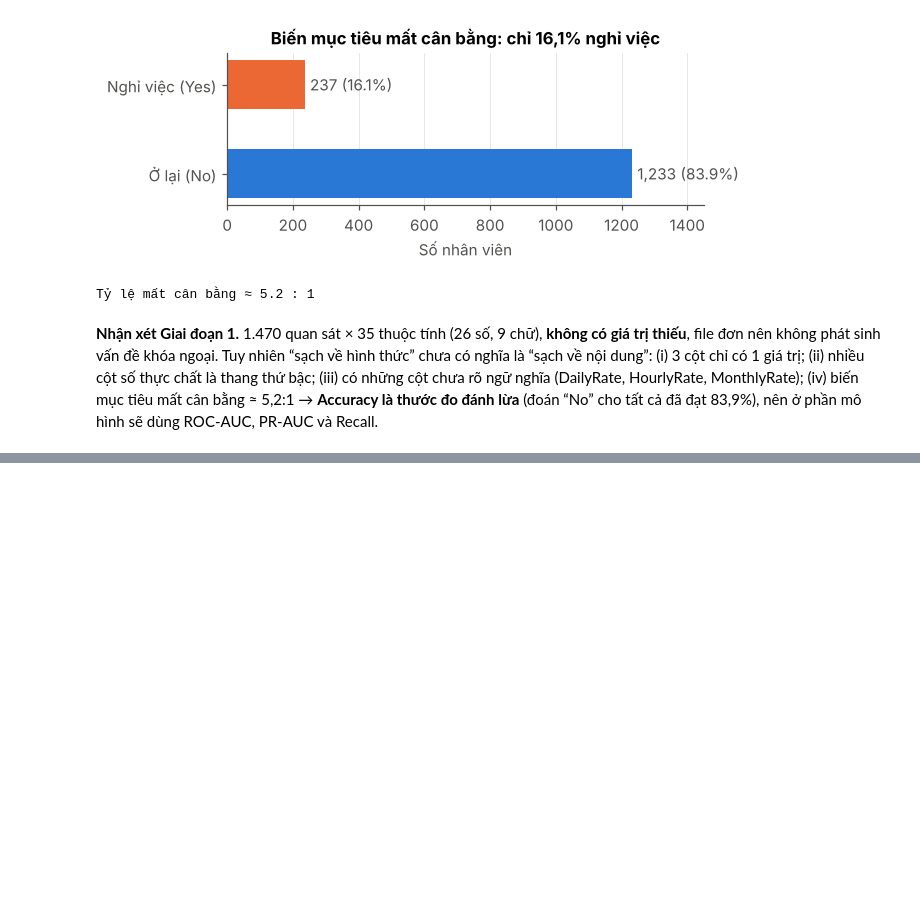
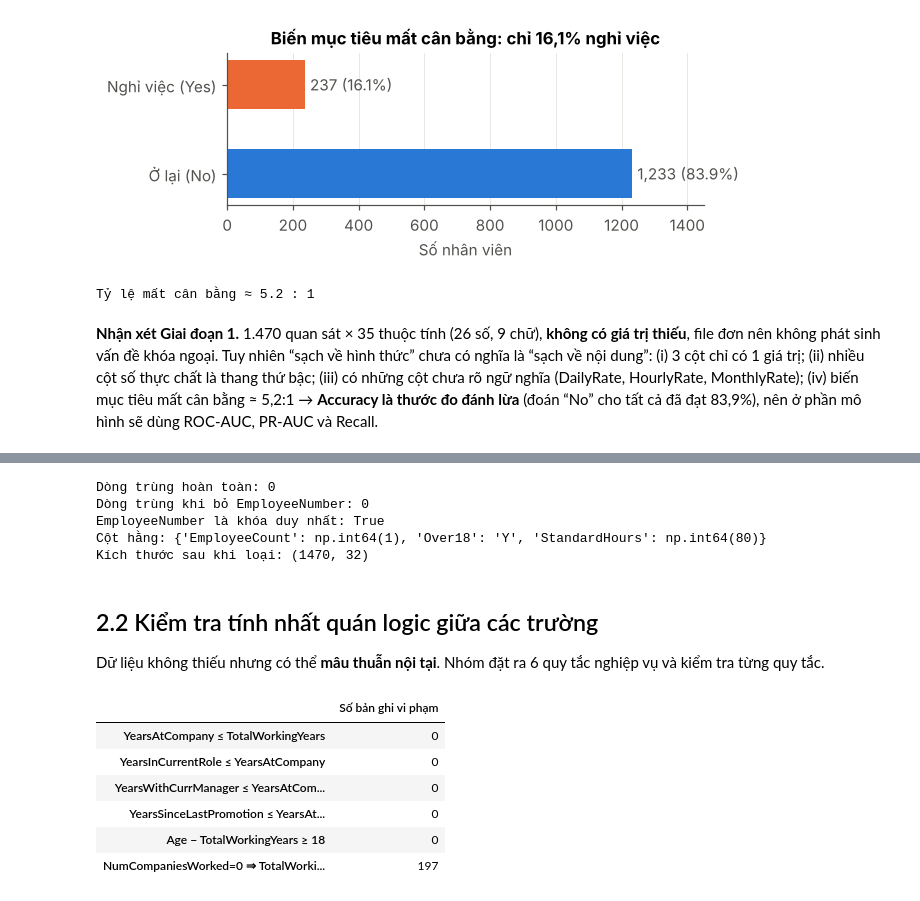
Before and after one commit to trangthu171106/ibm-hr-attrition-analysis, a Jupyter notebook: IBM_HR_Attrition_Analysis.ipynb, the cells around one changed output, grey strips where cells are left out. Saved outputs shown, nothing was run; the diff lists cells and outputs as text; code cells hidden in the pictures; blank space fills up the shorter version.

```diff
--- a/IBM_HR_Attrition_Analysis.ipynb
+++ b/IBM_HR_Attrition_Analysis.ipynb
@@ -195,0 +199,43 @@ Tỷ lệ mất cân bằng ≈ 5.2 : 1
+# %%
+# 2.1 Kiểm tra trùng lặp: trùng toàn bộ dòng, trùng nội dung khi bỏ mã nhân viên, và tính duy nhất của khóa
+df = raw.copy()
+print("Dòng trùng hoàn toàn:", df.duplicated().sum())
+print("Dòng trùng khi bỏ EmployeeNumber:", df.drop(columns="EmployeeNumber").duplicated().sum())
+print("EmployeeNumber là khóa duy nhất:", df["EmployeeNumber"].is_unique)
+
+# Cột hằng (1 giá trị duy nhất) không có khả năng phân biệt → loại bỏ
+constant_cols = [c for c in df.columns if df[c].nunique() == 1]
+print("Cột hằng:", {c: df[c].unique()[0] for c in constant_cols})
+df = df.drop(columns=constant_cols + ["EmployeeNumber"])   # EmployeeNumber chỉ là ID
+df["AttritionFlag"] = (df["Attrition"] == "Yes").astype(int)
+print("Kích thước sau khi loại:", df.shape)
+# %% [output]
+Dòng trùng hoàn toàn: 0
+Dòng trùng khi bỏ EmployeeNumber: 0
+EmployeeNumber là khóa duy nhất: True
+Cột hằng: {'EmployeeCount': np.int64(1), 'Over18': 'Y', 'StandardHours': np.int64(80)}
+Kích thước sau khi loại: (1470, 32)
+# %% [markdown]
+## 2.2 Kiểm tra tính nhất quán logic giữa các trường
+Dữ liệu không thiếu nhưng có thể **mâu thuẫn nội tại**. Nhóm đặt ra 6 quy tắc nghiệp vụ và kiểm tra từng quy tắc.
+# %%
+# 2.2 Kiểm tra các ràng buộc nghiệp vụ (một bản ghi hợp lệ phải thỏa tất cả)
+rules = {
+    "YearsAtCompany ≤ TotalWorkingYears": df.YearsAtCompany <= df.TotalWorkingYears,
+    "YearsInCurrentRole ≤ YearsAtCompany": df.YearsInCurrentRole <= df.YearsAtCompany,
+    "YearsWithCurrManager ≤ YearsAtCompany": df.YearsWithCurrManager <= df.YearsAtCompany,
+    "YearsSinceLastPromotion ≤ YearsAtCompany": df.YearsSinceLastPromotion <= df.YearsAtCompany,
+    "Age − TotalWorkingYears ≥ 18": (df.Age - df.TotalWorkingYears) >= 18,
+    "NumCompaniesWorked=0 ⇒ TotalWorkingYears = YearsAtCompany":
+        ~((df.NumCompaniesWorked == 0) & (df.TotalWorkingYears != df.YearsAtCompany)),
+}
+rule_tbl = pd.DataFrame({"Số bản ghi vi phạm": {k: int((~v).sum()) for k, v in rules.items()}})
+rule_tbl
+# %% [output]
+|  | Số bản ghi vi phạm |
+| YearsAtCompany ≤ TotalWorkingYears | 0 |
+| YearsInCurrentRole ≤ YearsAtCompany | 0 |
+| YearsWithCurrManager ≤ YearsAtCom... | 0 |
+| YearsSinceLastPromotion ≤ YearsAt... | 0 |
+| Age − TotalWorkingYears ≥ 18 | 0 |
+| NumCompaniesWorked=0 ⇒ TotalWorki... | 197 |
```
Also changed, not shown: parts of 5 cells of this notebook, 2 other files.
